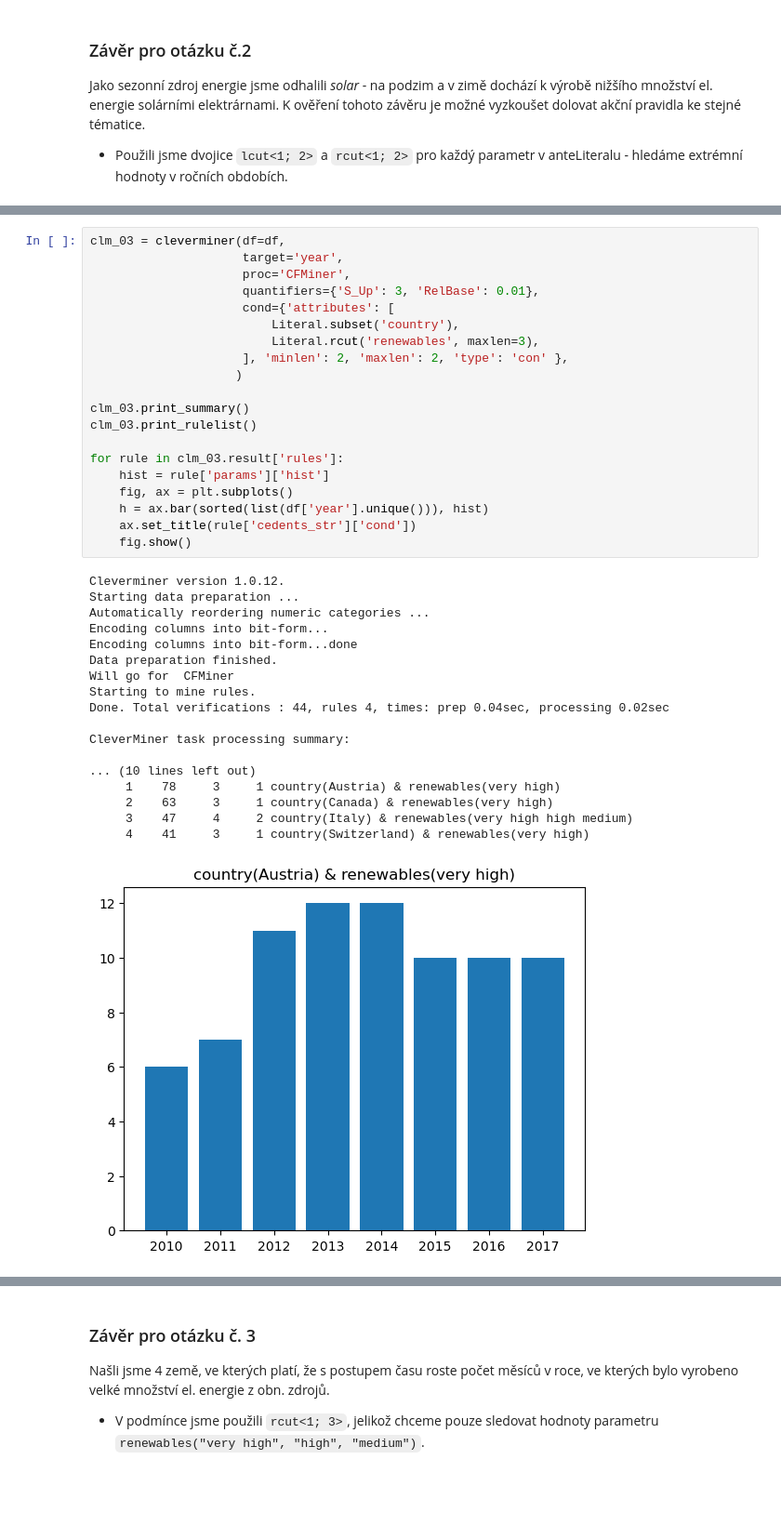
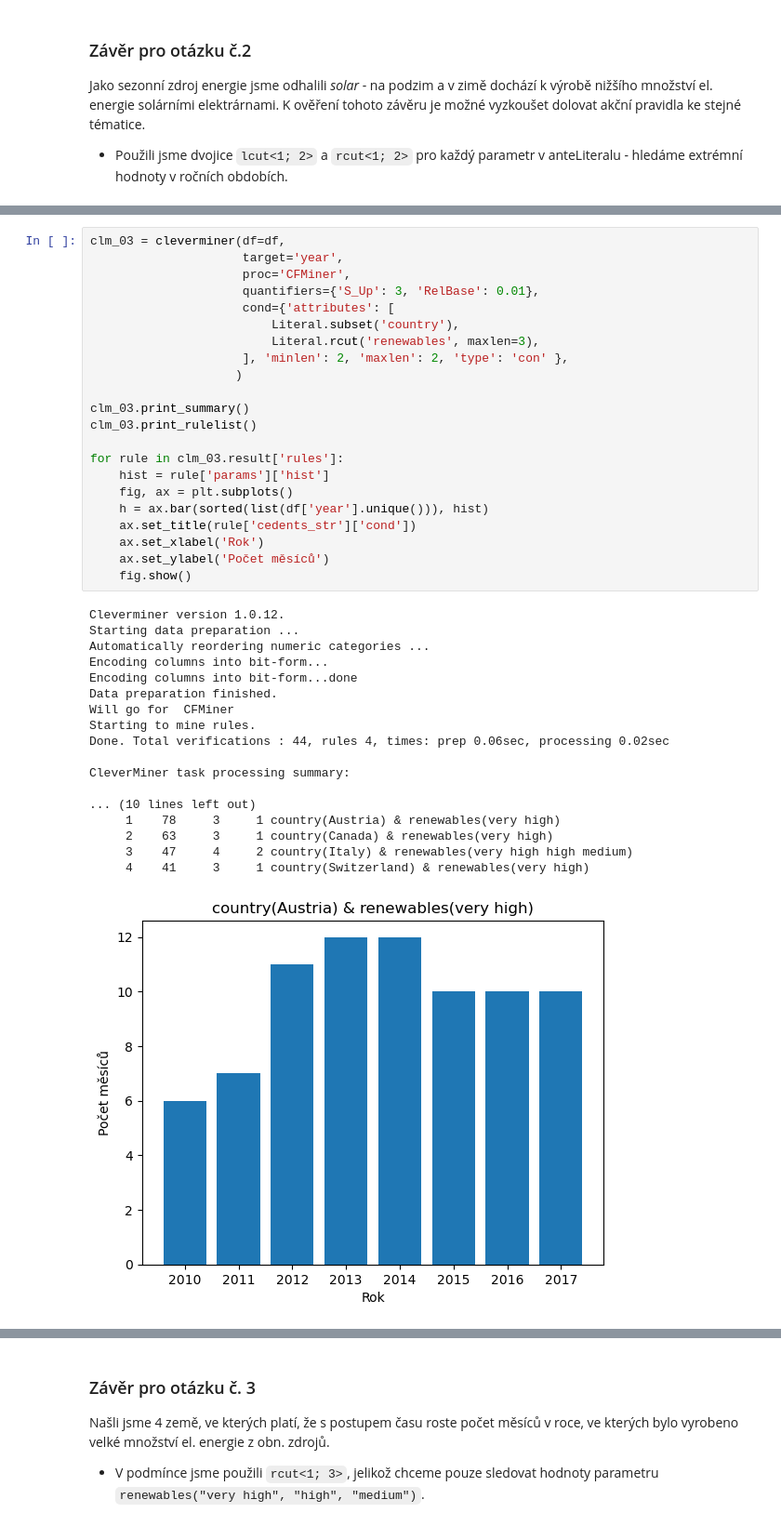
Before and after one commit to MrkMrk00/dzd-coursework, a Jupyter notebook: work.ipynb, the cells around one changed output, grey strips where cells are left out. Shown at 93% size. Saved outputs shown, nothing was run; the diff lists cells and outputs as text; blank space fills up the shorter version.

```diff
--- a/work.ipynb
+++ b/work.ipynb
@@ -828,32 +833,34 @@ clm_03 = cleverminer(df=df,
                          Literal.rcut('renewables', maxlen=3),
                      ], 'minlen': 2, 'maxlen': 2, 'type': 'con' },
                     )
 
 clm_03.print_summary()
 clm_03.print_rulelist()
 
 for rule in clm_03.result['rules']:
     hist = rule['params']['hist']
     fig, ax = plt.subplots()
     h = ax.bar(sorted(list(df['year'].unique())), hist)
     ax.set_title(rule['cedents_str']['cond'])
+    ax.set_xlabel('Rok')
+    ax.set_ylabel('Počet měsíců')
     fig.show()
 # %% [output]
 Cleverminer version 1.0.12.
 Starting data preparation ...
 Automatically reordering numeric categories ...
 Encoding columns into bit-form...
 Encoding columns into bit-form...done
 Data preparation finished.
 Will go for  CFMiner
 Starting to mine rules.
-Done. Total verifications : 44, rules 4, times: prep 0.04sec, processing 0.02sec
+Done. Total verifications : 44, rules 4, times: prep 0.06sec, processing 0.02sec
 
 CleverMiner task processing summary:
 
 ... (10 lines left out)
      1    78     3     1 country(Austria) & renewables(very high)
      2    63     3     1 country(Canada) & renewables(very high)
      3    47     4     2 country(Italy) & renewables(very high high medium)
      4    41     3     1 country(Switzerland) & renewables(very high)
-[figure, old version]
+[figure, new version]
```
Also changed, not shown: parts of 6 cells of this notebook, 1 other file.
